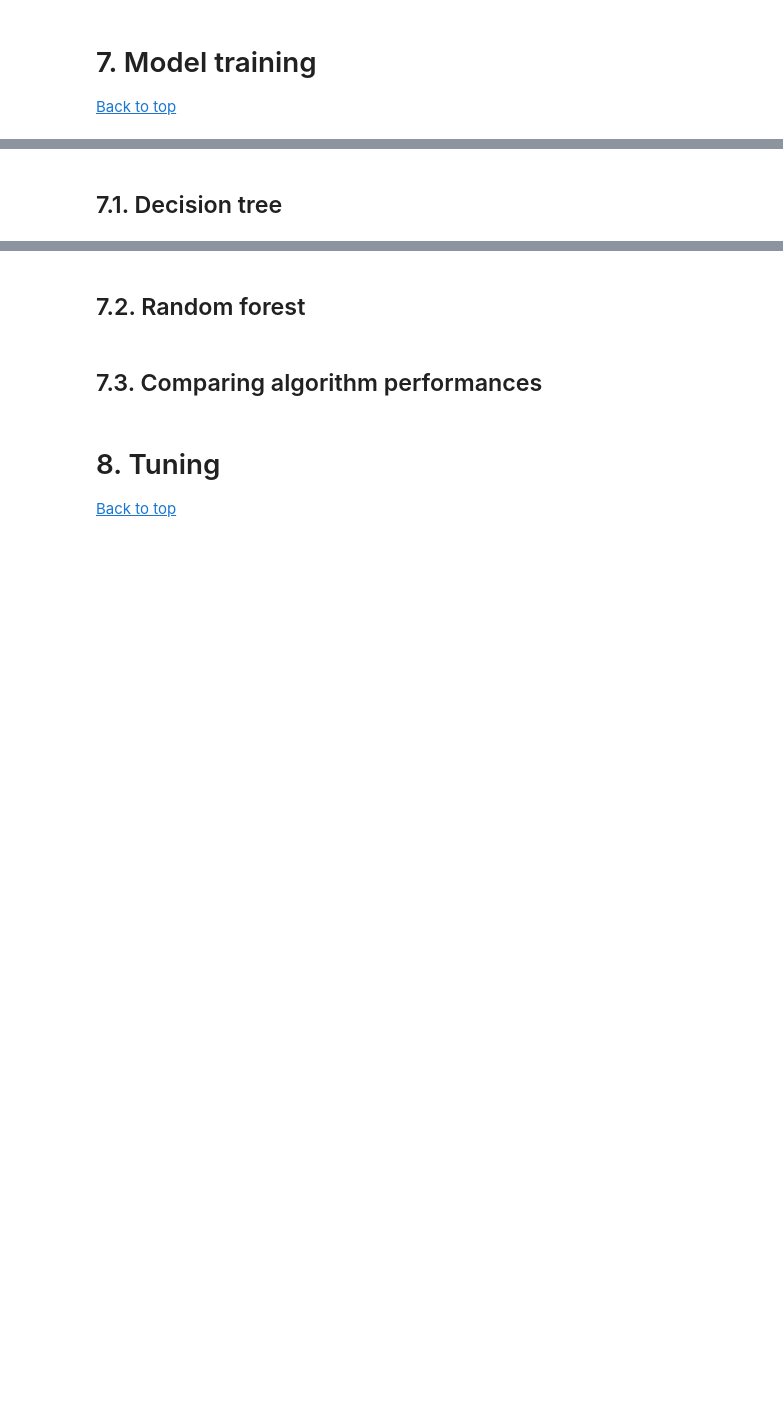
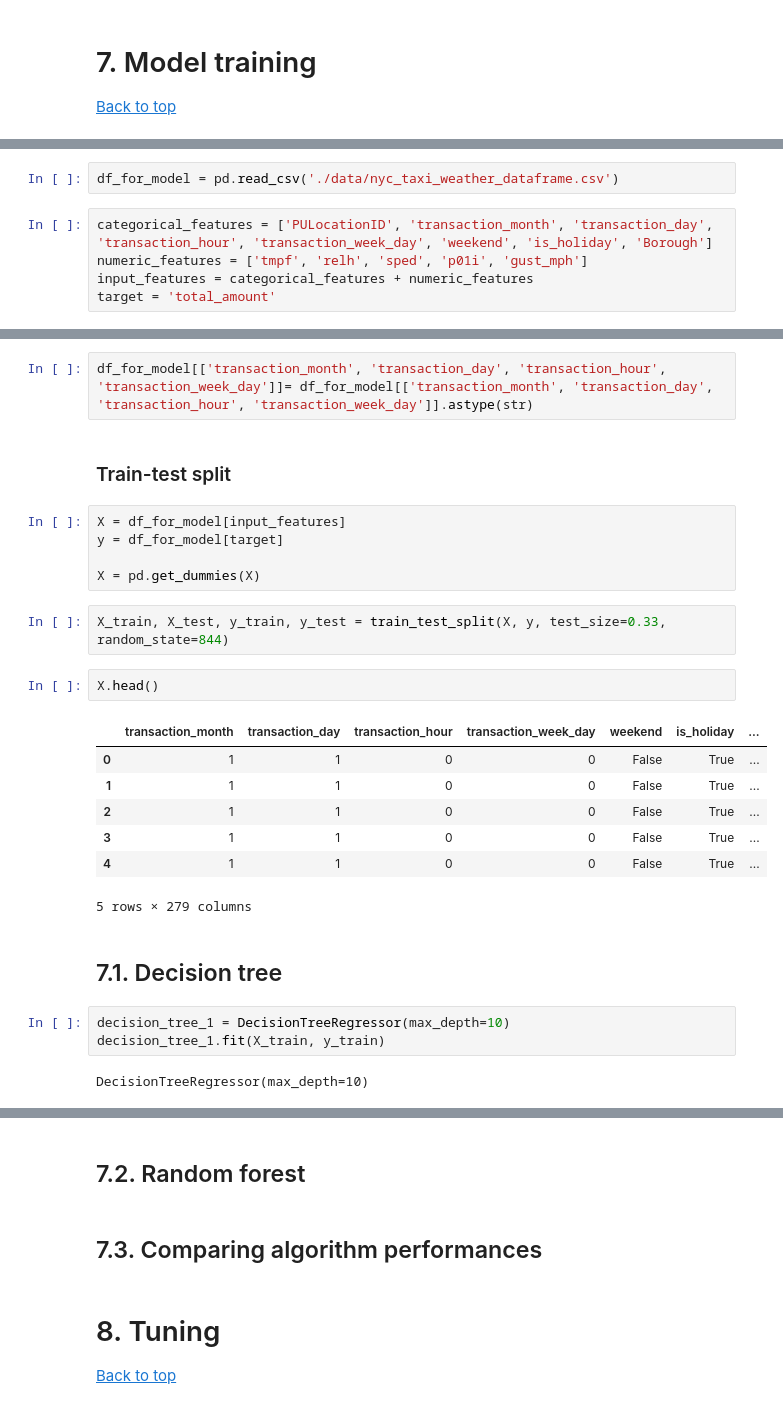
Before and after one commit to kermityan/NYC_taxi_price_predict, a Jupyter notebook: taxi_price_prediction.ipynb, the cells around one changed output, grey strips where cells are left out. Saved outputs shown, nothing was run; the diff lists cells and outputs as text; blank space fills up the shorter version.

Commit message:
Model with new features

```diff
--- a/taxi_price_prediction.ipynb
+++ b/taxi_price_prediction.ipynb
@@ -779,0 +808,7 @@ Name: PULocationID, Length: 261, dtype: int64
+# %%
+df_for_model = pd.read_csv('./data/nyc_taxi_weather_dataframe.csv')
+# %%
+categorical_features = ['PULocationID', 'transaction_month', 'transaction_day', 'transaction_hour', 'transaction_week_day', 'weekend', 'is_holiday', 'Borough']
+numeric_features = ['tmpf', 'relh', 'sped', 'p01i', 'gust_mph']
+input_features = categorical_features + numeric_features
+target = 'total_amount'
@@ -780,2 +835,28 @@ Name: PULocationID, Length: 261, dtype: int64
+# %%
+df_for_model[['transaction_month', 'transaction_day', 'transaction_hour', 'transaction_week_day']]= df_for_model[['transaction_month', 'transaction_day', 'transaction_hour', 'transaction_week_day']].astype(str)
+# %% [markdown]
+### Train-test split
+# %%
+X = df_for_model[input_features]
+y = df_for_model[target]
+
+X = pd.get_dummies(X)
+# %%
+X_train, X_test, y_train, y_test = train_test_split(X, y, test_size=0.33, random_state=844)
+# %%
+X.head()
+# %% [output]
+|  | transaction_month | transaction_day | transaction_hour | transaction_week_day | weekend | is_holiday | ... |
+| 0 | 1 | 1 | 0 | 0 | False | True | ... |
+| 1 | 1 | 1 | 0 | 0 | False | True | ... |
+| 2 | 1 | 1 | 0 | 0 | False | True | ... |
+| 3 | 1 | 1 | 0 | 0 | False | True | ... |
+| 4 | 1 | 1 | 0 | 0 | False | True | ... |
+5 rows × 279 columns
 # %% [markdown]
 ## 7.1. Decision tree <a id='decision_tree'></a>
+# %%
+decision_tree_1 = DecisionTreeRegressor(max_depth=10)
+decision_tree_1.fit(X_train, y_train)
+# %% [output]
+DecisionTreeRegressor(max_depth=10)
```
Also changed, not shown: parts of 12 cells of this notebook.
